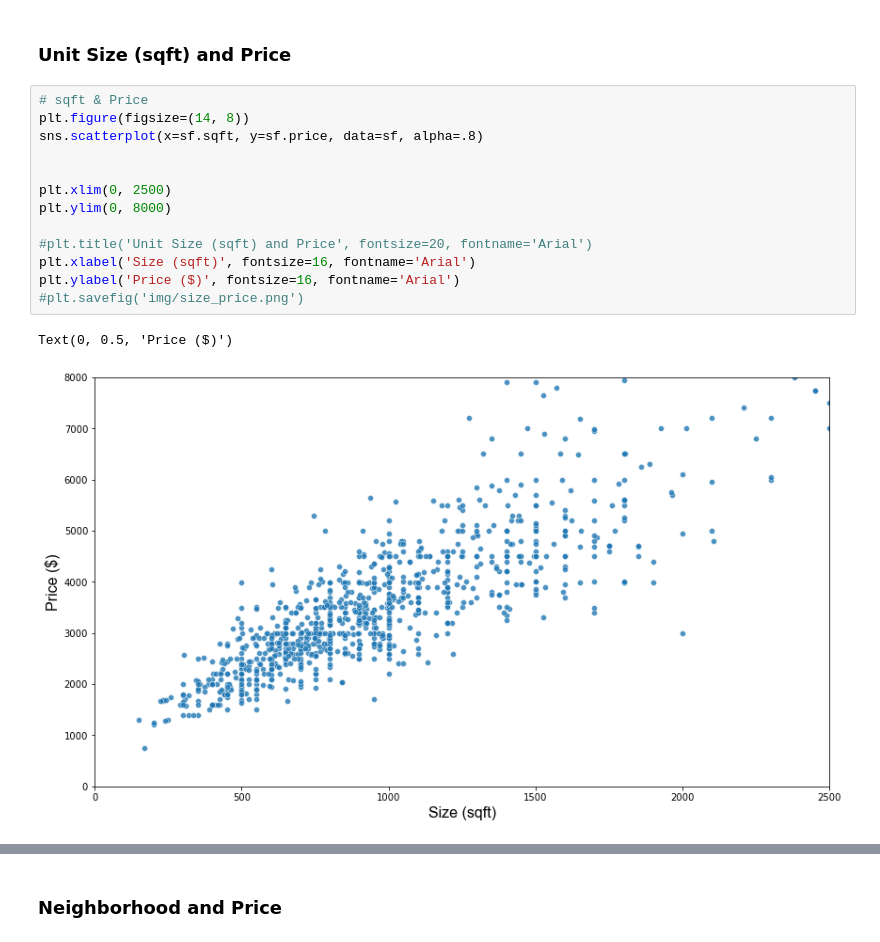
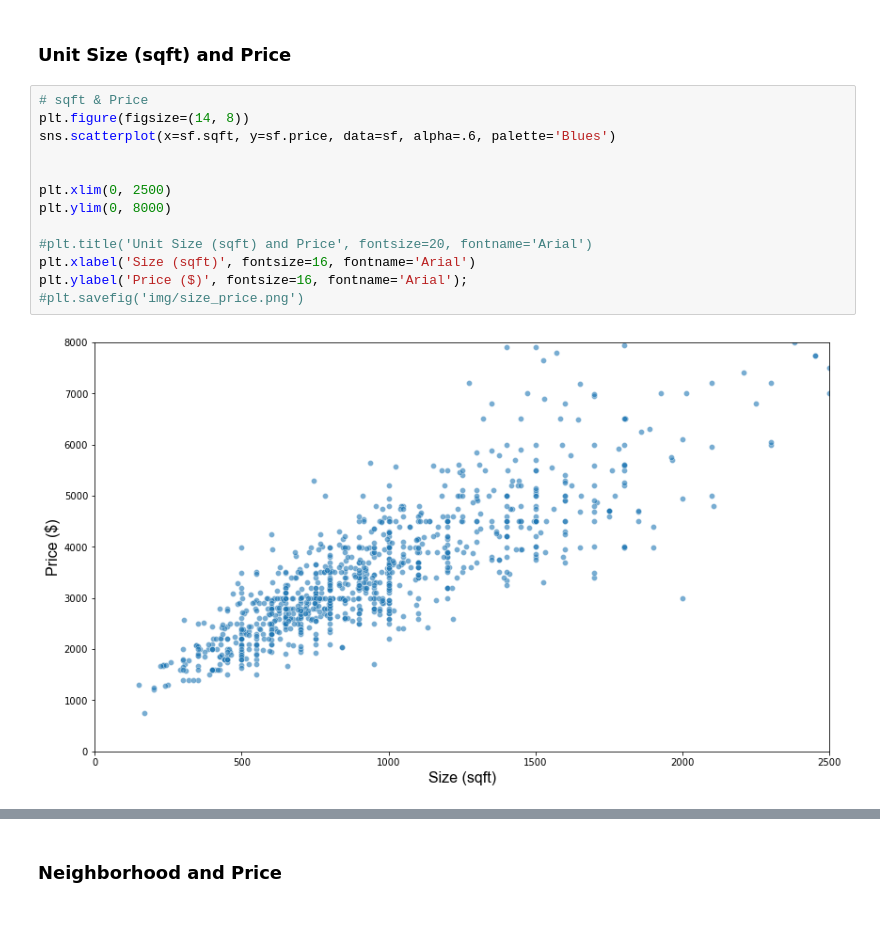
Before and after one commit to alfredjackieots/CL-housing-rent-predictions, a Jupyter notebook: eda_charts.ipynb, the cells around one changed output, grey strips where cells are left out. Saved outputs shown, nothing was run; the diff lists cells and outputs as text.

Commit message:
chart/slides update

```diff
--- a/eda_charts.ipynb
+++ b/eda_charts.ipynb
@@ -74,16 +74,15 @@ plt.gca().set_ylim(len(sf.corr())+0.5, -0.5);
 # %%
 # sqft & Price
 plt.figure(figsize=(14, 8))
-sns.scatterplot(x=sf.sqft, y=sf.price, data=sf, alpha=.8)
+sns.scatterplot(x=sf.sqft, y=sf.price, data=sf, alpha=.6, palette='Blues')
 
 
 plt.xlim(0, 2500)
 plt.ylim(0, 8000)
 
 #plt.title('Unit Size (sqft) and Price', fontsize=20, fontname='Arial')
 plt.xlabel('Size (sqft)', fontsize=16, fontname='Arial')
-plt.ylabel('Price ($)', fontsize=16, fontname='Arial')
+plt.ylabel('Price ($)', fontsize=16, fontname='Arial');
 #plt.savefig('img/size_price.png')
 # %% [output]
-Text(0, 0.5, 'Price ($)')
-[figure, old version]
+[figure, new version]
```
Also changed, not shown: parts of 5 cells of this notebook, 2 other files.
